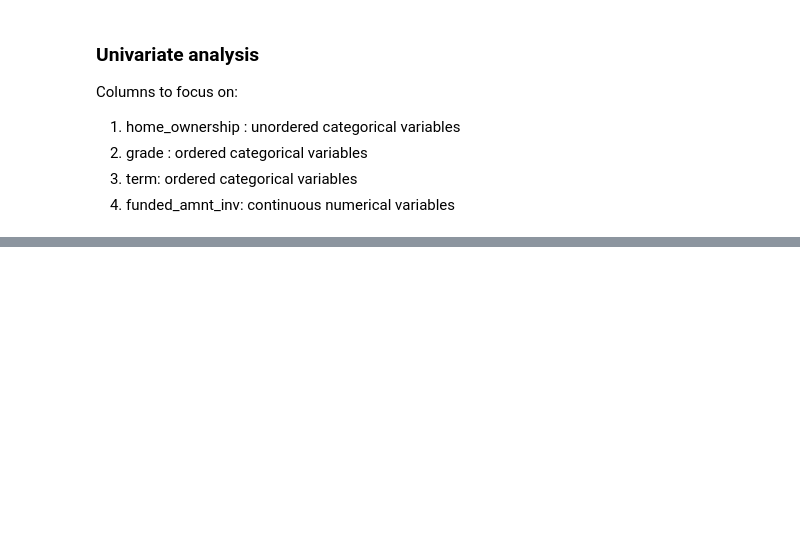
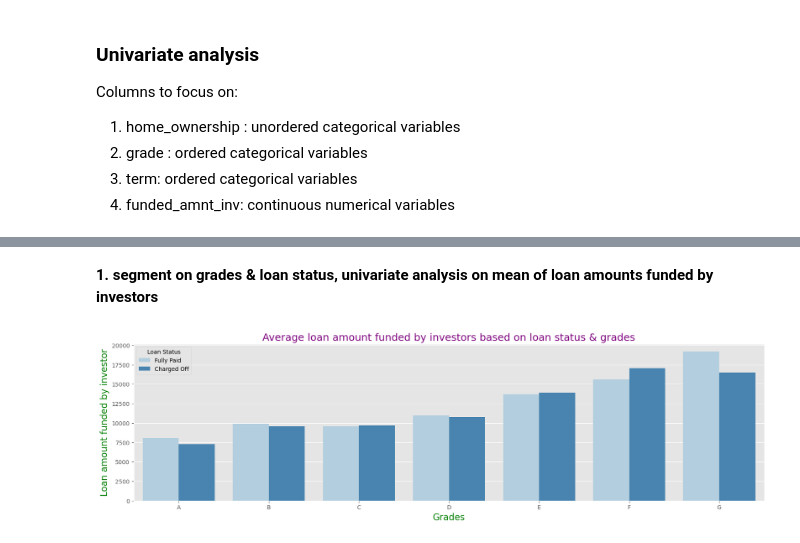
Before and after one commit to shagunp/Lending_CaseStudy, a Jupyter notebook: Andrea_Shagun.ipynb, the cells around one changed output, grey strips where cells are left out. Saved outputs shown, nothing was run; the diff lists cells and outputs as text; code cells hidden in the pictures; blank space fills up the shorter version.

```diff
--- a/Andrea_Shagun.ipynb
+++ b/Andrea_Shagun.ipynb
@@ -664,0 +622,16 @@ plt.show()
+# %% [markdown]
+**1. segment on grades & loan status, univariate analysis on mean of loan amounts funded by investors**
+# %%
+plt.figure(figsize=(20,5))
+plt.title("Average loan amount funded by investors based on loan status & grades",fontdict={'fontsize':18,'fontweight':5,
+                                                                                 'color':'Purple'})
+sns.barplot(data=inp4, x='grade',order=['A','B','C','D','E','F','G'],y='funded_amnt_inv',hue='loan_status',
+            palette='Blues',ci=0 )
+
+plt.ylabel("Loan amount funded by investor",fontdict={'fontsize':16,'fontweight':5,'color':'Green'})
+plt.xlabel("Grades",fontdict={'fontsize':16,'fontweight':5,'color':'Green'})
+plt.legend(title="Loan Status")
+
+plt.show()
+# %% [output]
+[figure, added]
```
Also changed, not shown: parts of 57 cells of this notebook.
